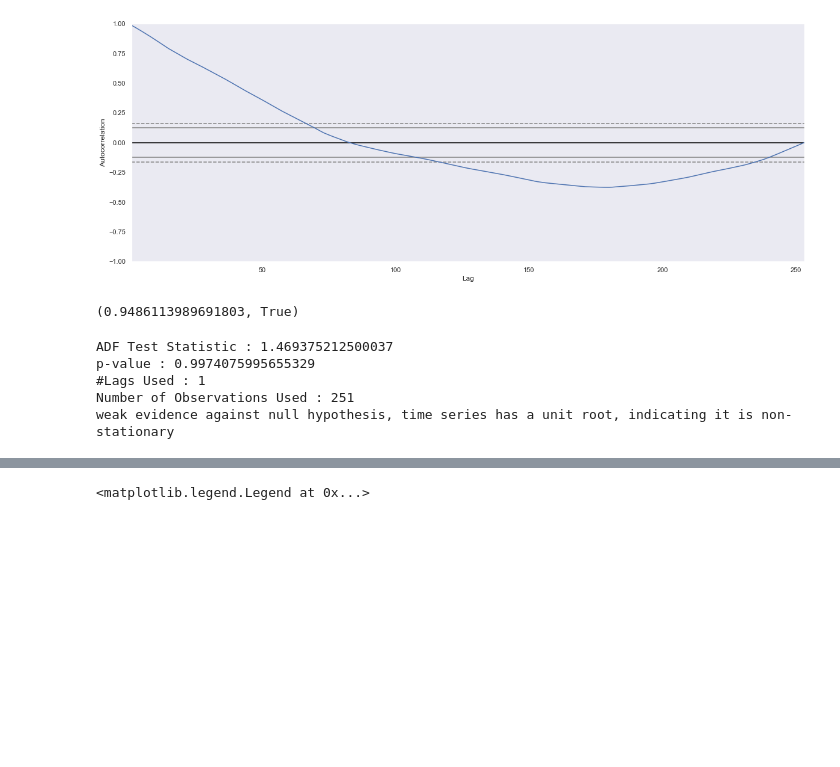
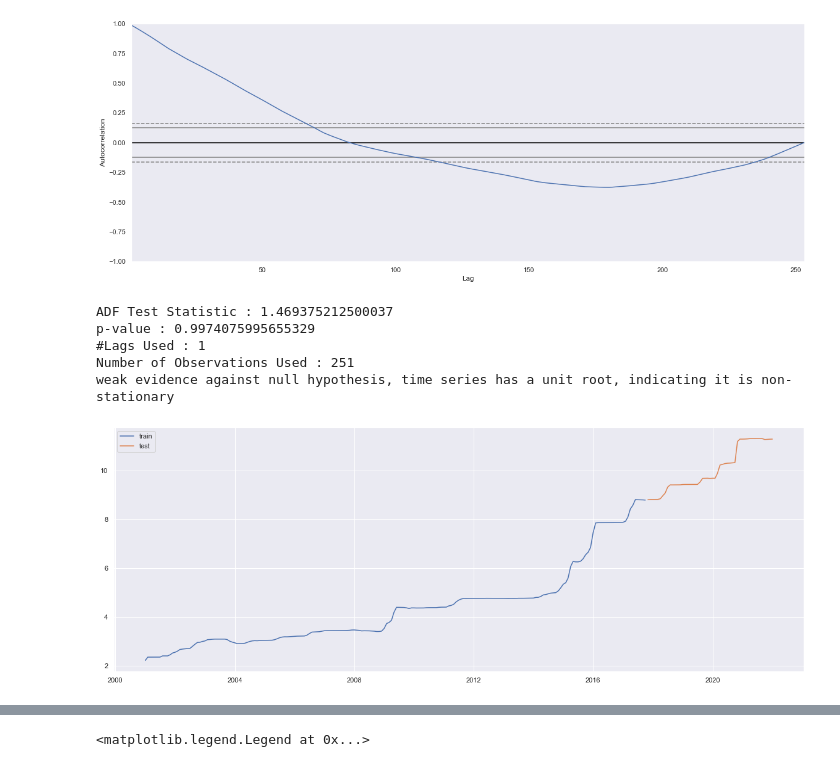
Before and after one commit to beckmiller/somoni-prediction, a Jupyter notebook: arima-sarima.ipynb, the cells around one changed output, grey strips where cells are left out. Cells and saved outputs as stored; diff of their text form; code cells hidden in the pictures; blank space fills up the shorter version.

```diff
--- a/arima-sarimax.ipynb
+++ b/arima-sarima.ipynb
@@ -60,12 +60,6 @@ autocorrelation_plot(df_month.Price)
 # %% [output]
 <AxesSubplot:xlabel='Lag', ylabel='Autocorrelation'>
 [figure]
-# %%
-from pmdarima.arima import ADFTest
-adf_test = ADFTest(alpha=0.05)
-adf_test.should_diff(df_month.Price)
-# %% [output]
-(0.9486113989691803, True)
 # %%
 #Ho: It is non stationary
 #H1: It is stationary
@@ -87,5 +81,15 @@ p-value : 0.9974075995655329
 #Lags Used : 1
 Number of Observations Used : 251
 weak evidence against null hypothesis, time series has a unit root, indicating it is non-stationary
+# %%
+# Split dataset into train and test datasets
+size = int(len(df_month)*0.8)
+X_train, X_test = df_month[0:size], df_month[size: len(df_month)]
+plt.plot(X_train.Price, label='train')
+plt.plot(X_test.Price, label='test')
+plt.legend()
+plt.show()
+# %% [output]
+[figure, added]
 # %%
 # We will use auto_arima model to get best predictive model
```
Also changed, not shown: parts of 12 cells of this notebook, 1 other file.
